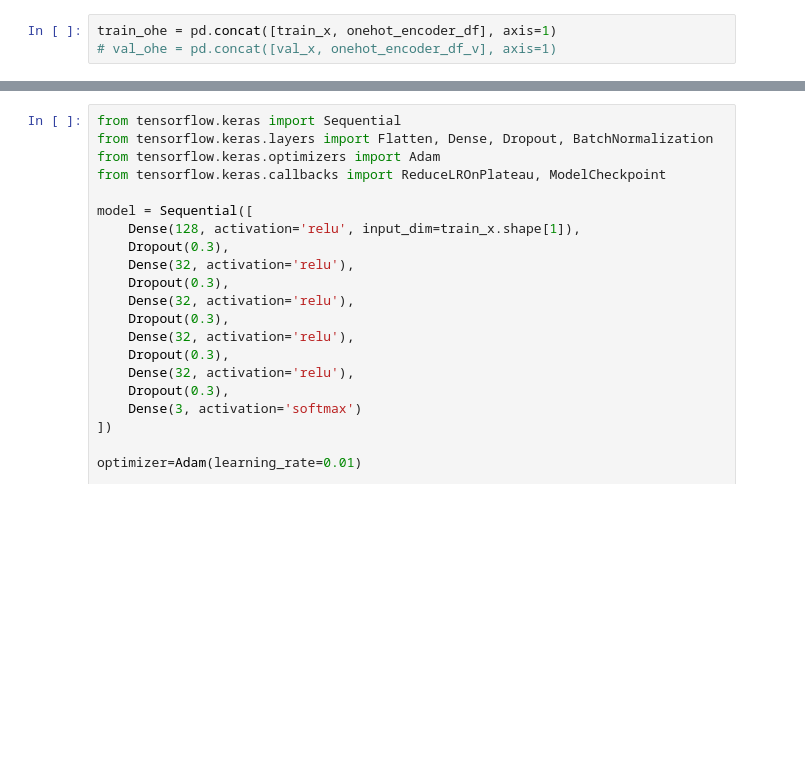
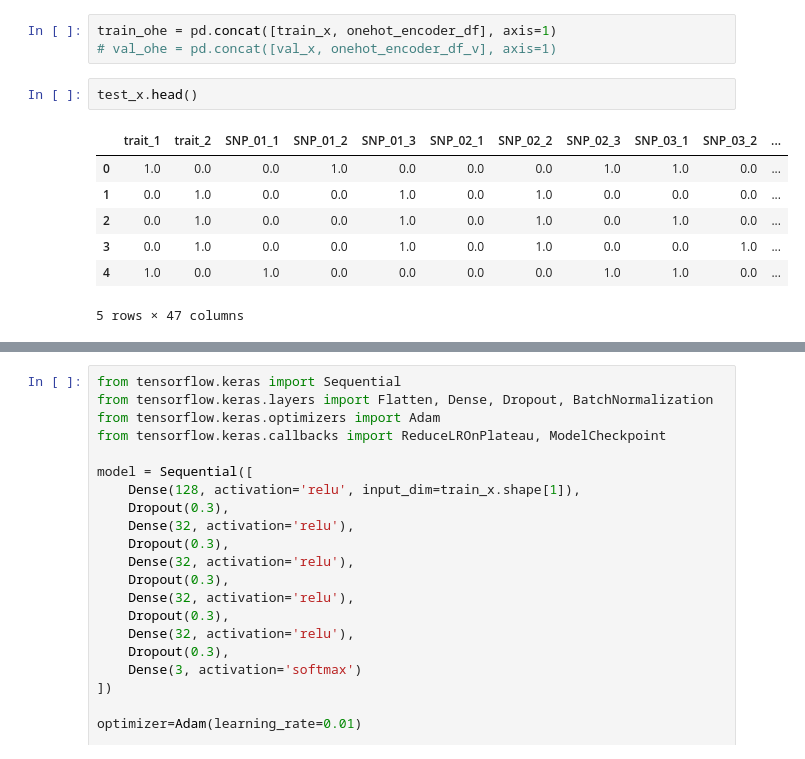
Before and after one commit to MJ199999/-, a Jupyter notebook: 유전체_정보_품종_분류.ipynb, the cells around one changed output, grey strips where cells are left out. Saved outputs shown, nothing was run; the diff lists cells and outputs as text; blank space fills up the shorter version.

```diff
--- a/유전체_정보_품종_분류.ipynb
+++ b/유전체_정보_품종_분류.ipynb
@@ -319,6 +336,16 @@ val_x = val_x.reset_index(drop=True)
 # %%
 train_ohe = pd.concat([train_x, onehot_encoder_df], axis=1)
 # val_ohe = pd.concat([val_x, onehot_encoder_df_v], axis=1)
+# %%
+test_x.head()
+# %% [output]
+|  | trait_1 | trait_2 | SNP_01_1 | SNP_01_2 | SNP_01_3 | SNP_02_1 | SNP_02_2 | SNP_02_3 | SNP_03_1 | SNP_03_2 | ... |
+| 0 | 1.0 | 0.0 | 0.0 | 1.0 | 0.0 | 0.0 | 0.0 | 1.0 | 1.0 | 0.0 | ... |
+| 1 | 0.0 | 1.0 | 0.0 | 0.0 | 1.0 | 0.0 | 1.0 | 0.0 | 0.0 | 0.0 | ... |
+| 2 | 0.0 | 1.0 | 0.0 | 0.0 | 1.0 | 0.0 | 1.0 | 0.0 | 1.0 | 0.0 | ... |
+| 3 | 0.0 | 1.0 | 0.0 | 0.0 | 1.0 | 0.0 | 1.0 | 0.0 | 0.0 | 1.0 | ... |
+| 4 | 1.0 | 0.0 | 1.0 | 0.0 | 0.0 | 0.0 | 0.0 | 1.0 | 1.0 | 0.0 | ... |
+5 rows × 47 columns
 # %%
 train_ohe.head()
 # %% [output]
```
Also changed, not shown: parts of 21 cells of this notebook.
